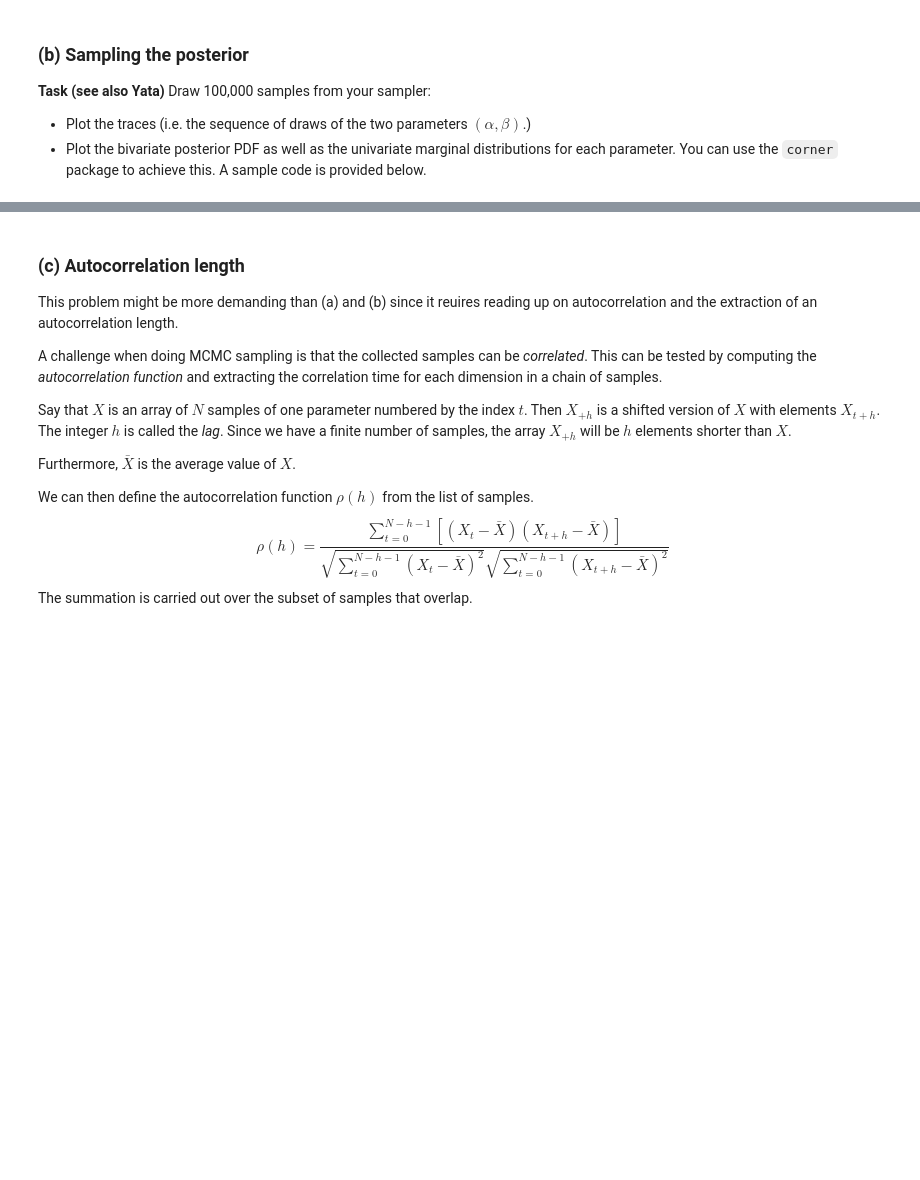
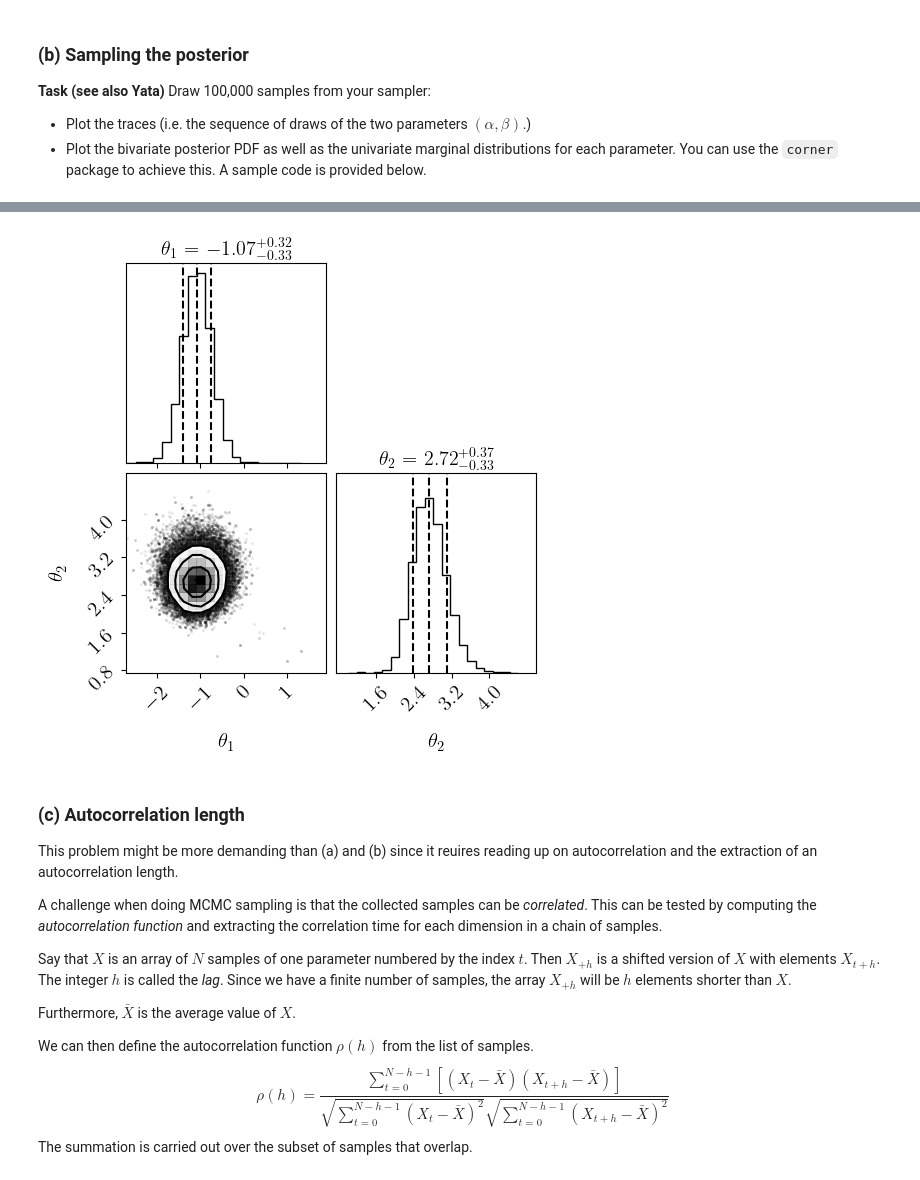
Before and after one commit to stommen/tif285, a Jupyter notebook: hand-ins/pub/ProblemSets/Set2/TIF285_ps2_basic_problems.ipynb, the cells around one changed output, grey strips where cells are left out. Cells and saved outputs as stored; diff of their text form; code cells hidden in the pictures; blank space fills up the shorter version.

```diff
--- a/hand-ins/pub/ProblemSets/Set2/TIF285_ps2_basic_problems.ipynb
+++ b/hand-ins/pub/ProblemSets/Set2/TIF285_ps2_basic_problems.ipynb
@@ -489,3 +663,36 @@ corner.corner(mysamples,labels=[r"$\theta_1$", r"$\theta_2$"],show_titles=True,
+# %%
+# Plot the posterior PDF from your MCMC samples
+#
+# YOUR CODE HERE
+#
+
+fig = corner.corner(samples,labels=[r"$\theta_1$", r"$\theta_2$"],show_titles=True,
+                       quantiles=[0.16, 0.5, 0.84],)
+
+xlims = [(np.float64(-2.7), np.float64(1.9)),
+        (np.float64(0.0), np.float64(1.0)),
+        (np.float64(-2.7), np.float64(1.9)),
+        (np.float64(0.75), np.float64(5.0))]
+ylims = [(np.float64(0.0), np.float64(24525.600000000002)),
+        (np.float64(0.0), np.float64(1.0)),
+        (np.float64(0.75), np.float64(5.0)),
+        (np.float64(0.0), np.float64(22983.4))]
+
+xticks = [[-2, -1, 0, 1], [], [-2, -1, 0, 1], [1.6, 2.4, 3.2, 4.0]]
+yticks = [[], [], [0.8, 1.6, 2.4, 3.2, 4.0], []]
+
+for i, ax in enumerate(fig.get_axes()):
+    ax.set_xticks(xticks[i])
+    ax.set_yticks(yticks[i])
+    ax.set_xlim(xlims[i])
+    ax.set_ylim(ylims[i])
+    ax.xaxis.label.set_fontsize(15)
+    ax.yaxis.label.set_fontsize(15)
+    ax.tick_params(axis='both', labelsize=15)
+
+plt.show()
+# %% [output]
+[figure, added]
 # %% [markdown]
 ### (c) Autocorrelation length
 
```
Also changed, not shown: parts of 32 cells of this notebook.
